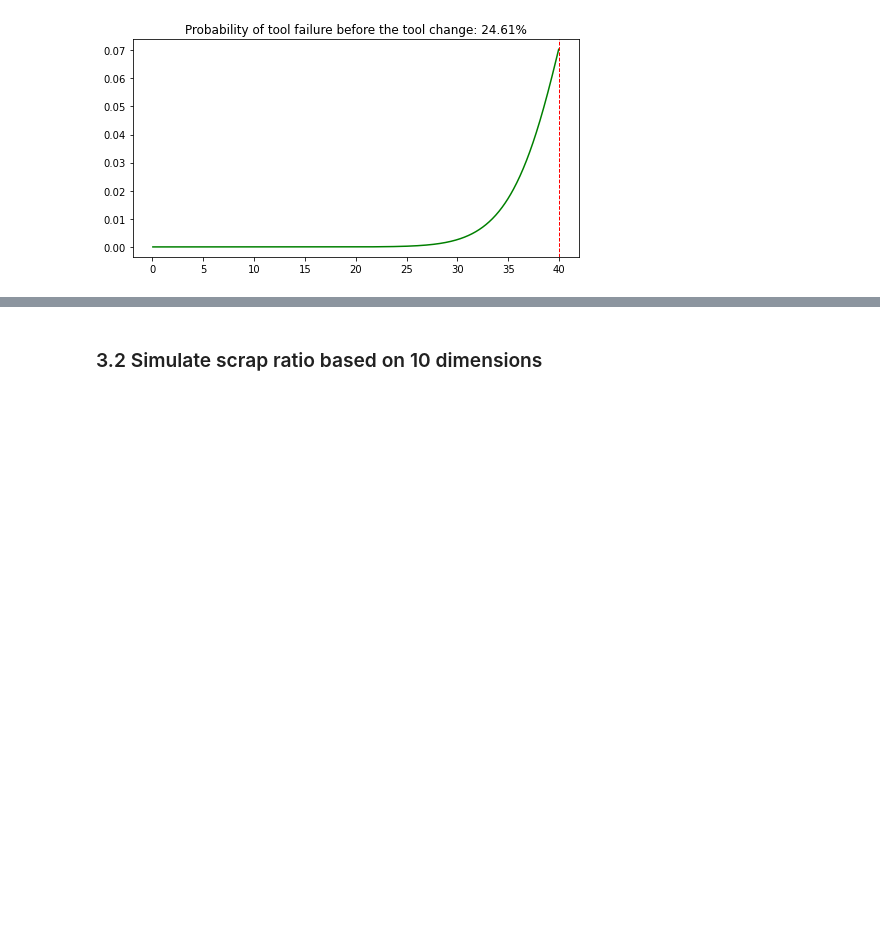
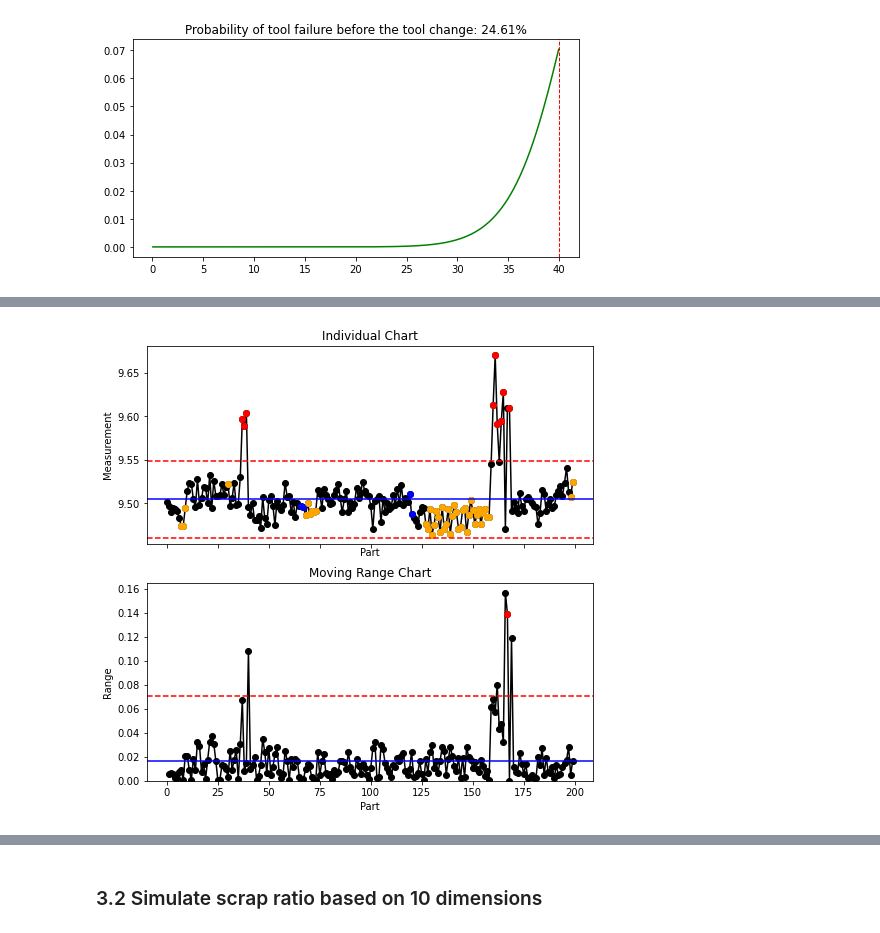
Before and after one commit to przemekbil/PfDA_2021_project, a Jupyter notebook: Project.ipynb, the cells around one changed output, grey strips where cells are left out. Cells and saved outputs as stored; diff of their text form; code cells hidden in the pictures; blank space fills up the shorter version.

```diff
--- a/Project.ipynb
+++ b/Project.ipynb
@@ -421,0 +452,5 @@ array([44., 45., 41., 35., 45.])
+# %%
+# Check the SPC chart for the measured dimension
+o = xmr(dim1.loc[:,'measured'])
+# %% [output]
+[figure, added]
```
Also changed, not shown: parts of 5 cells of this notebook.
